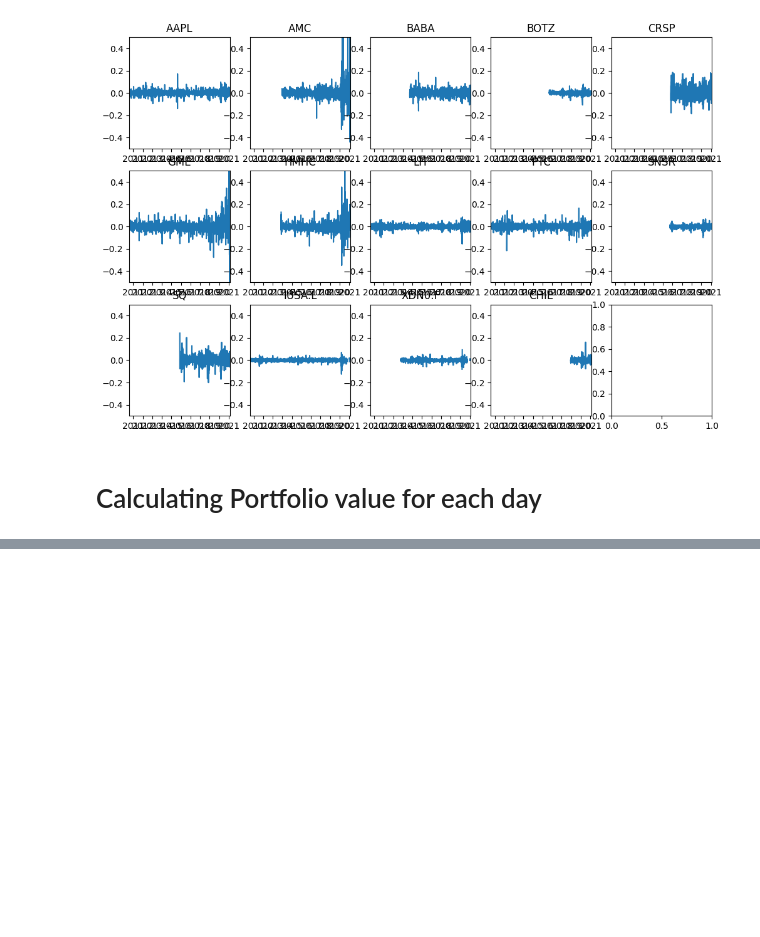
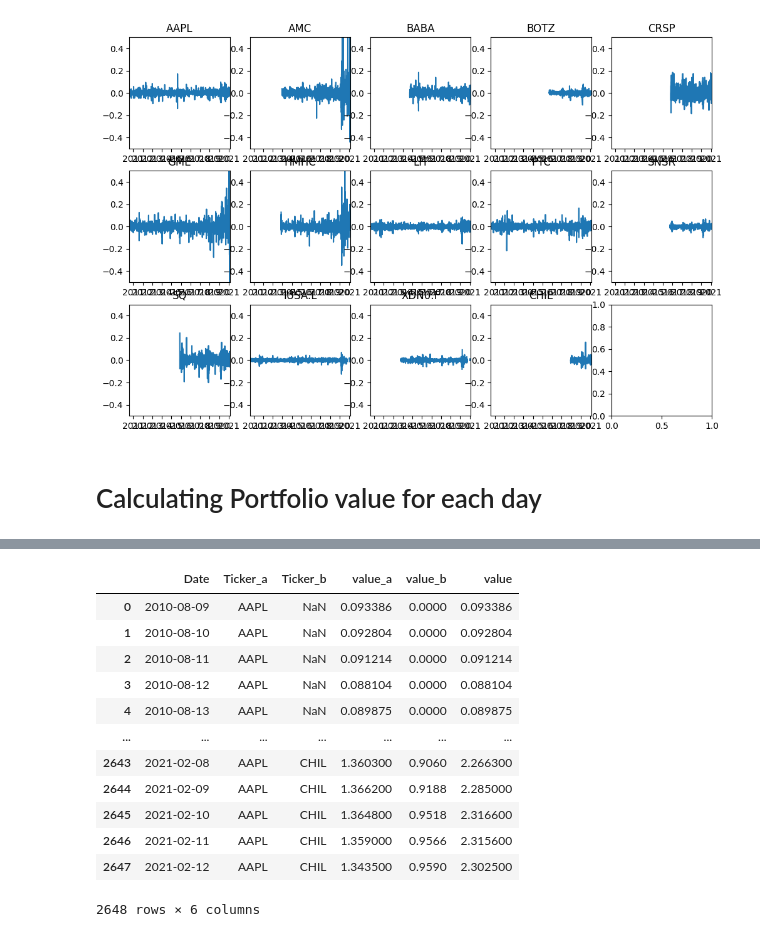
Before and after one commit to anuragr81/pioneers, a Jupyter notebook: Show_Portfolio.ipynb, the cells around one changed output, grey strips where cells are left out. Saved outputs shown, nothing was run; the diff lists cells and outputs as text; code cells hidden in the pictures; blank space fills up the shorter version.

```diff
--- a/Show_Portfolio.ipynb
+++ b/Show_Portfolio.ipynb
@@ -170,0 +152,18 @@ k
+# %%
+k['value']=k['value_a'] + k['value_b']
+# %%
+k
+# %% [output]
+|  | Date | Ticker_a | Ticker_b | value_a | value_b | value |
+| 0 | 2010-08-09 | AAPL | NaN | 0.093386 | 0.0000 | 0.093386 |
+| 1 | 2010-08-10 | AAPL | NaN | 0.092804 | 0.0000 | 0.092804 |
+| 2 | 2010-08-11 | AAPL | NaN | 0.091214 | 0.0000 | 0.091214 |
+| 3 | 2010-08-12 | AAPL | NaN | 0.088104 | 0.0000 | 0.088104 |
+| 4 | 2010-08-13 | AAPL | NaN | 0.089875 | 0.0000 | 0.089875 |
+| ... | ... | ... | ... | ... | ... | ... |
+| 2643 | 2021-02-08 | AAPL | CHIL | 1.360300 | 0.9060 | 2.266300 |
+| 2644 | 2021-02-09 | AAPL | CHIL | 1.366200 | 0.9188 | 2.285000 |
+| 2645 | 2021-02-10 | AAPL | CHIL | 1.364800 | 0.9518 | 2.316600 |
+| 2646 | 2021-02-11 | AAPL | CHIL | 1.359000 | 0.9566 | 2.315600 |
+| 2647 | 2021-02-12 | AAPL | CHIL | 1.343500 | 0.9590 | 2.302500 |
+2648 rows × 6 columns
```
Also changed, not shown: parts of 7 cells of this notebook.
